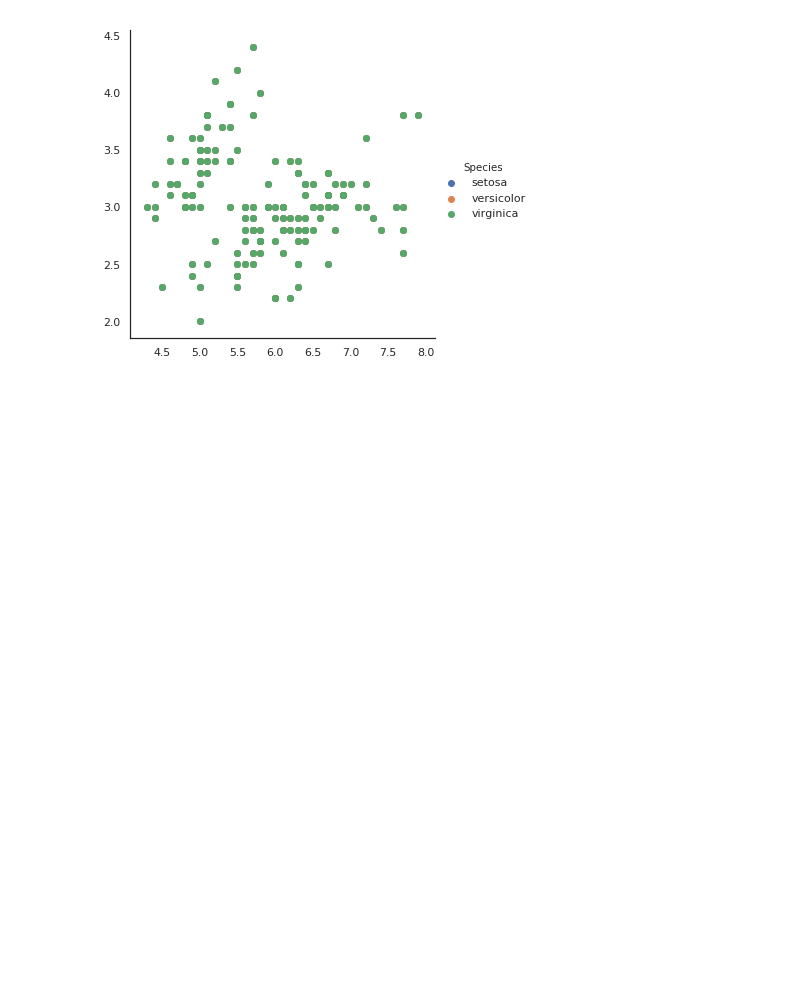
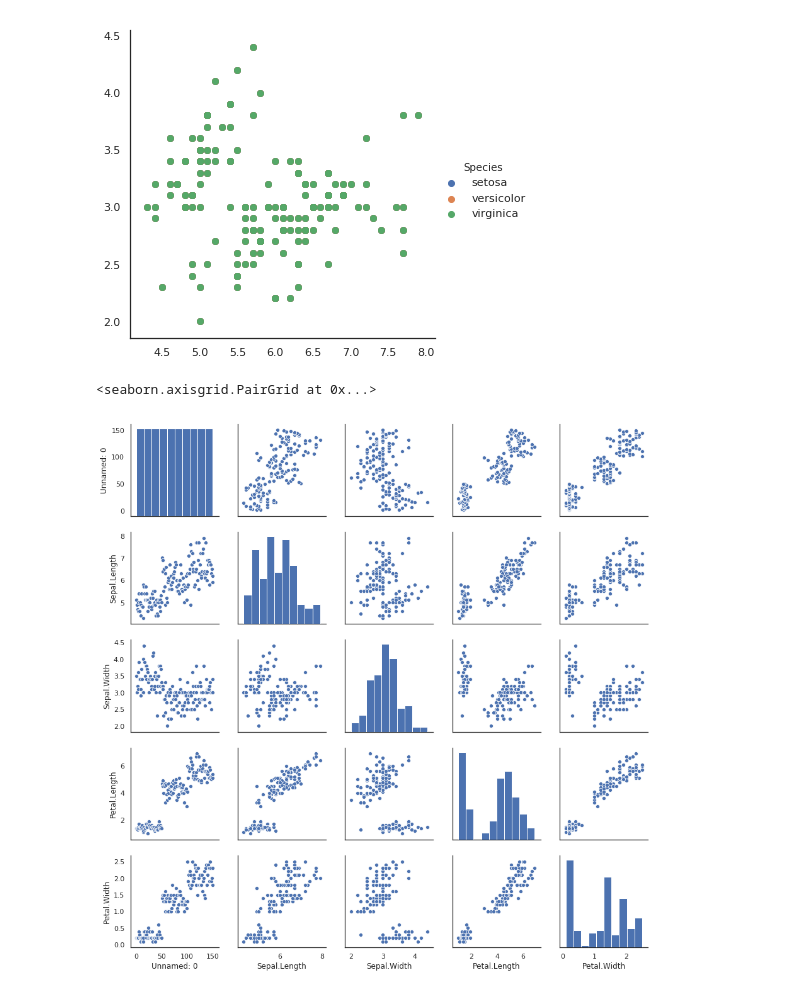
Before and after one commit to Kryden1987/machine_learning_notes, a Jupyter notebook: part_one/part_7.ipynb, the cells around one changed output. Saved outputs shown, nothing was run; the diff lists cells and outputs as text; code cells hidden in the pictures; blank space fills up the shorter version.

```diff
--- a/part_one/part_7.ipynb
+++ b/part_one/part_7.ipynb
@@ -32,3 +32,8 @@ sns.FacetGrid(df,hue = "Species", size=5).map(plt.scatter,x=X,y=Y).add_legend()
 # %% [output]
 <seaborn.axisgrid.FacetGrid at 0x...>
 [figure]
+# %%
+sns.pairplot(df)
+# %% [output]
+<seaborn.axisgrid.PairGrid at 0x...>
+[figure, added]
```
Also changed, not shown: parts of 3 cells of this notebook, 1 other file.
